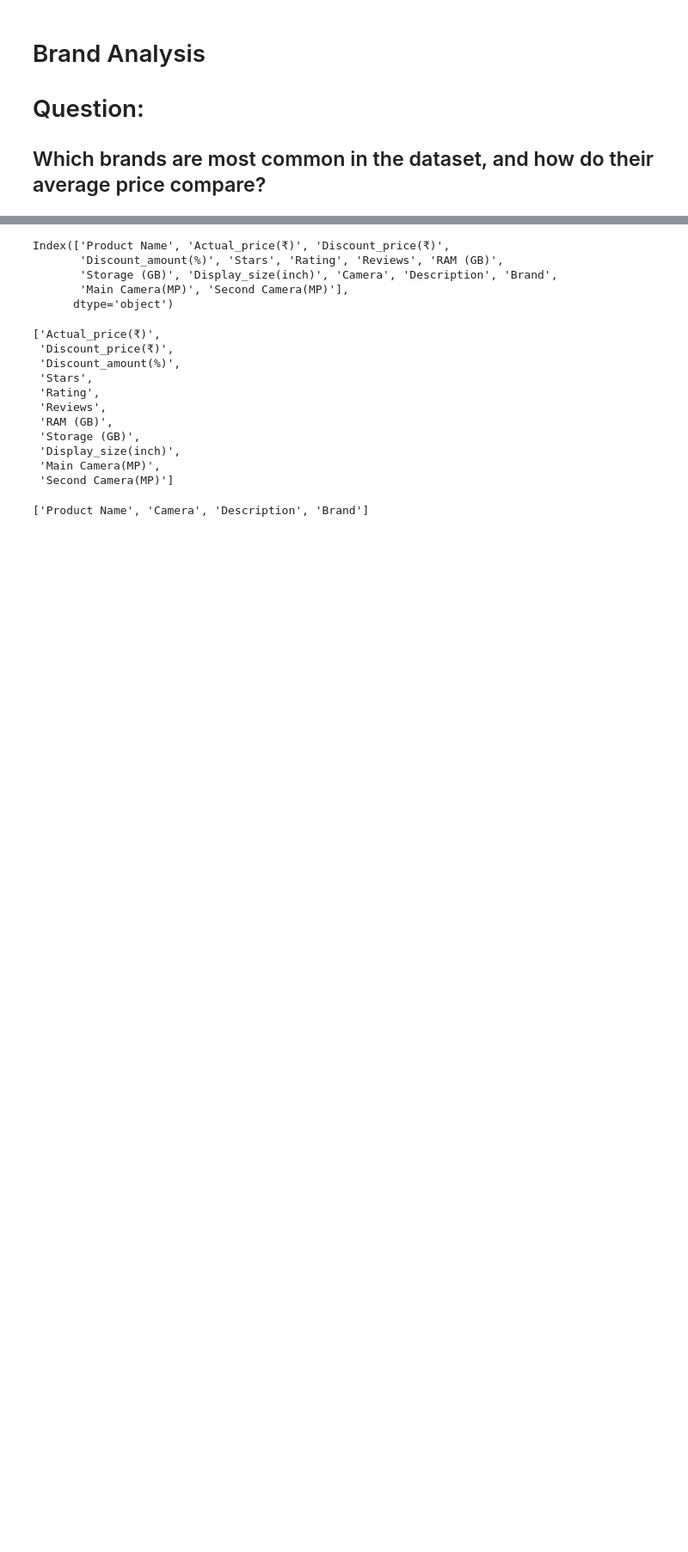
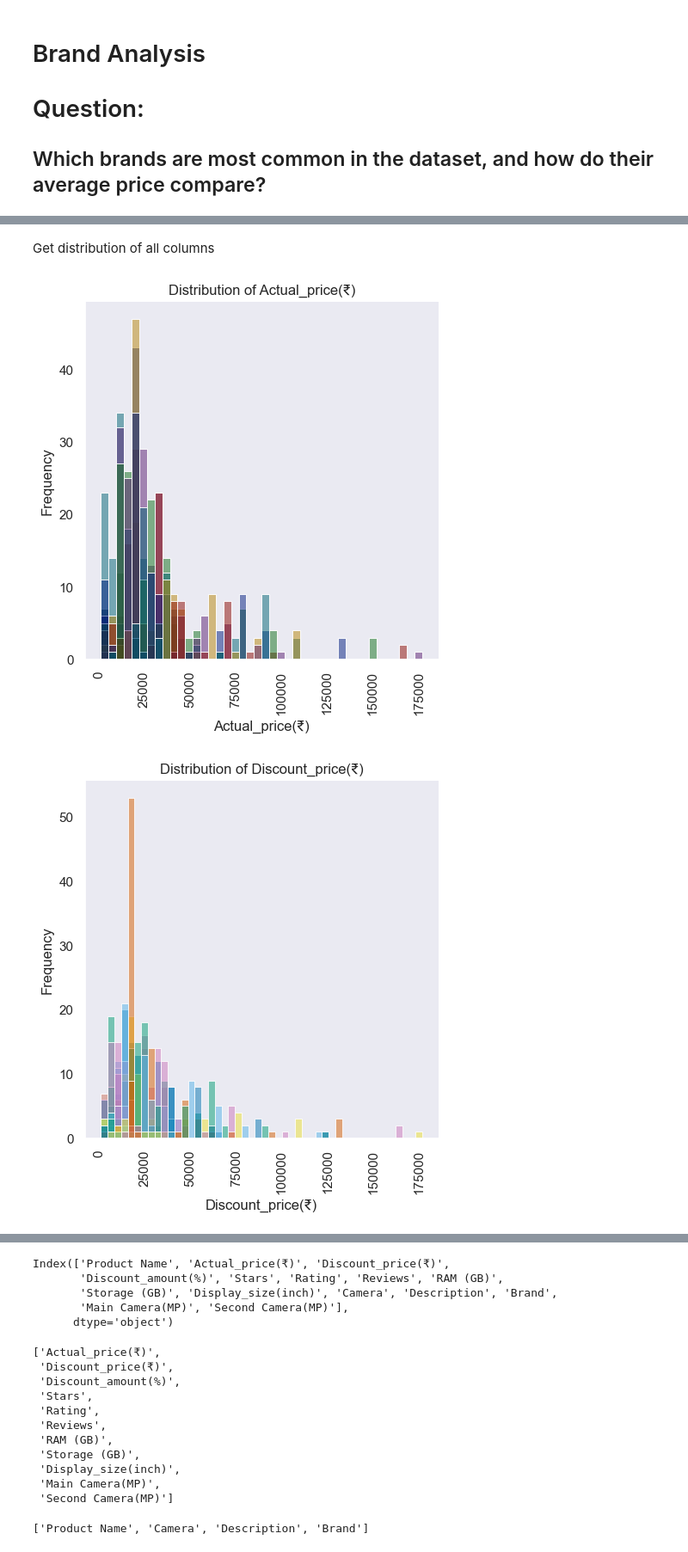
Before and after one commit to Joshua2576/Mobile-Phone-Dataset-analysis, a Jupyter notebook: Flipkart Mobile data project.ipynb, the cells around one changed output, grey strips where cells are left out. Shown at 86% size. Saved outputs shown, nothing was run; the diff lists cells and outputs as text; code cells hidden in the pictures; blank space fills up the shorter version.

```diff
--- a/Flipkart Mobile data project.ipynb
+++ b/Flipkart Mobile data project.ipynb
@@ -5,6 +5,9 @@ import numpy as np
 import re
 import matplotlib.pyplot as plt
 import seaborn as sns
+import random
+seaborn_palettes = list(sns.palettes.SEABORN_PALETTES.keys())
+
 pd.set_option('display.max_columns', None)
 pd.set_option('display.max_rows', None)
 # %%
@@ -349,0 +468,17 @@ plt.show()
+# %% [markdown]
+Get distribution of all columns
+# %%
+columns = df.columns.tolist()
+
+for i in range(1, 10):
+  column_name = columns[i]
+  selected_palette = random.choice(seaborn_palettes)
+  sns.displot(x=column_name, hue=column_name, data=df, palette=selected_palette, legend=False)
+  plt.title(f"Distribution of {column_name}")
+  plt.xlabel(column_name)
+  plt.ylabel("Frequency")
+  plt.xticks(rotation=90)
+  plt.show()
+# %% [output]
+[figure, added]
+[figure, added]
```
Also changed, not shown: parts of 67 cells of this notebook.
